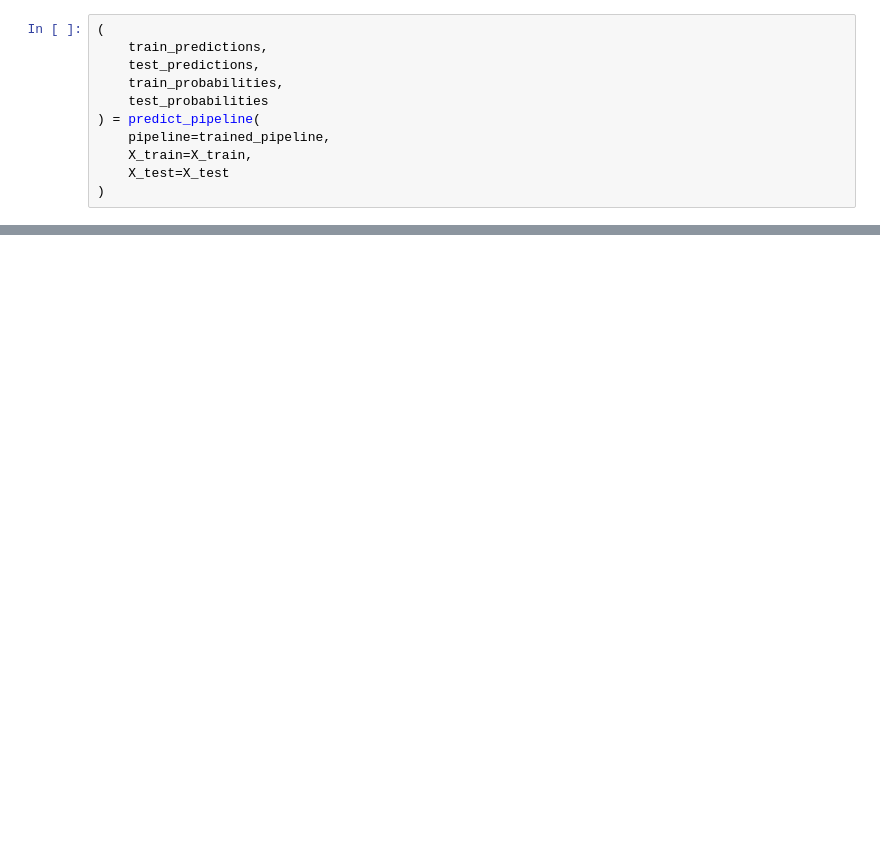
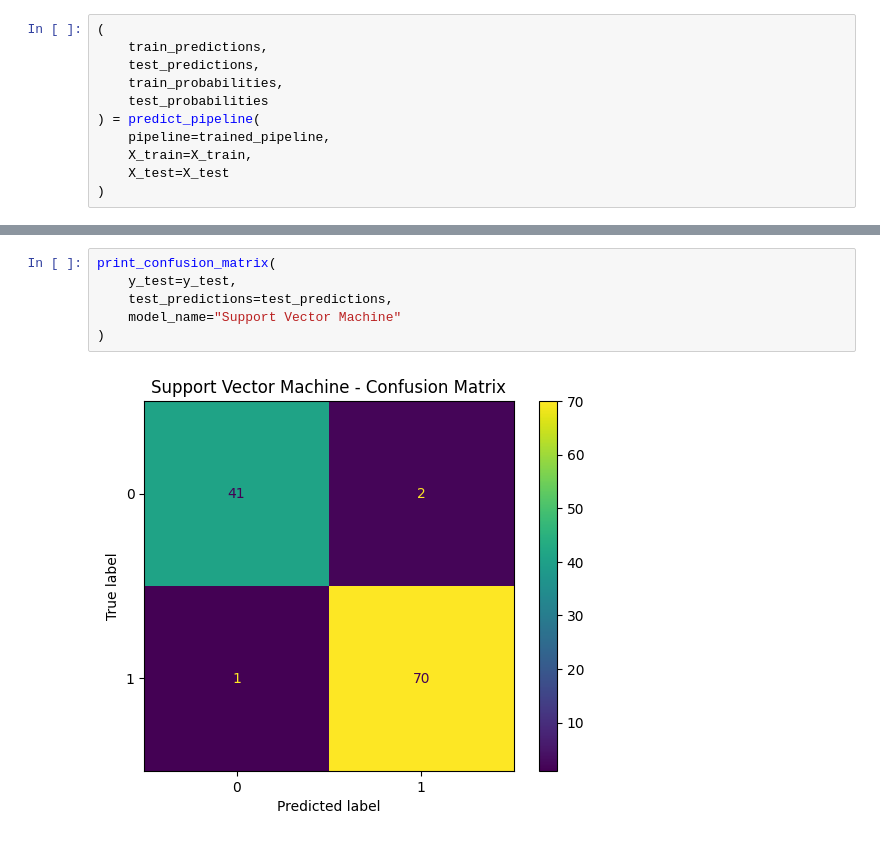
Before and after one commit to Sami-ur-Rehman1073/breast_cancer_prediction, a Jupyter notebook: notebooks/03_modeling.ipynb, the cells around one changed output, grey strips where cells are left out. Cells and saved outputs as stored; diff of their text form; blank space fills up the shorter version.

```diff
--- a/notebooks/03_modeling.ipynb
+++ b/notebooks/03_modeling.ipynb
@@ -708,0 +736,8 @@ comparison_df
+# %%
+print_confusion_matrix(
+    y_test=y_test,
+    test_predictions=test_predictions,
+    model_name="Support Vector Machine"
+)
+# %% [output]
+[figure, added]
```
Also changed, not shown: parts of 58 cells of this notebook.
